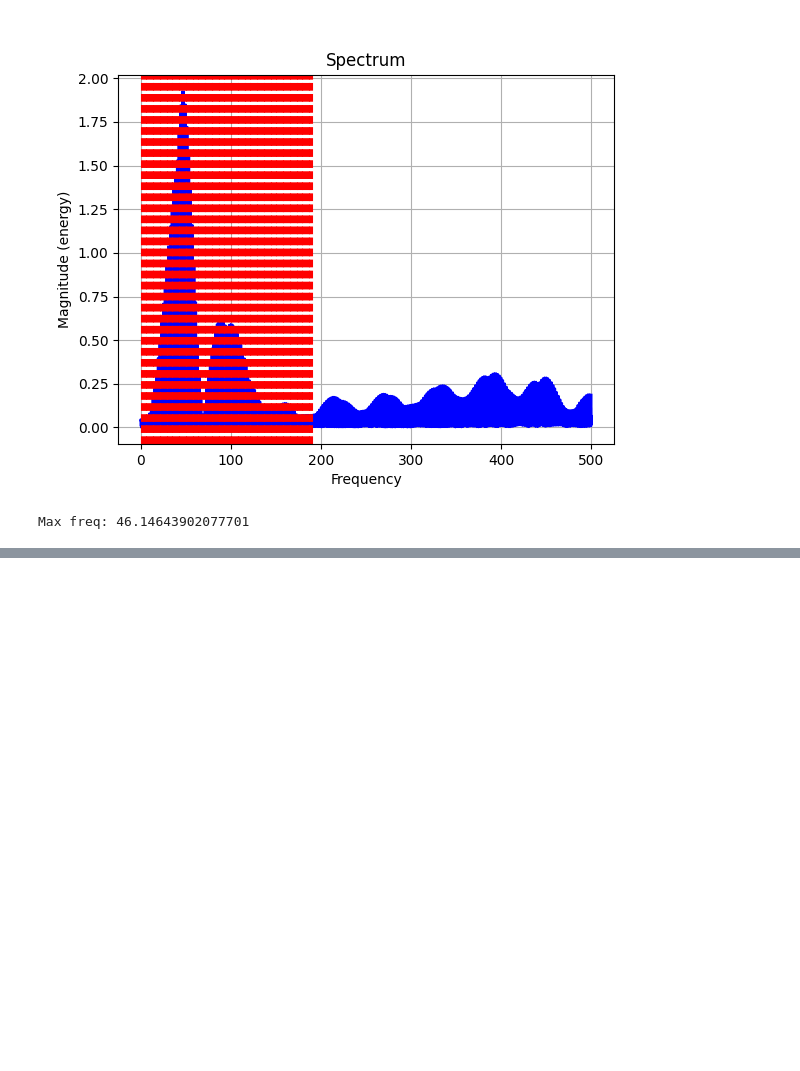
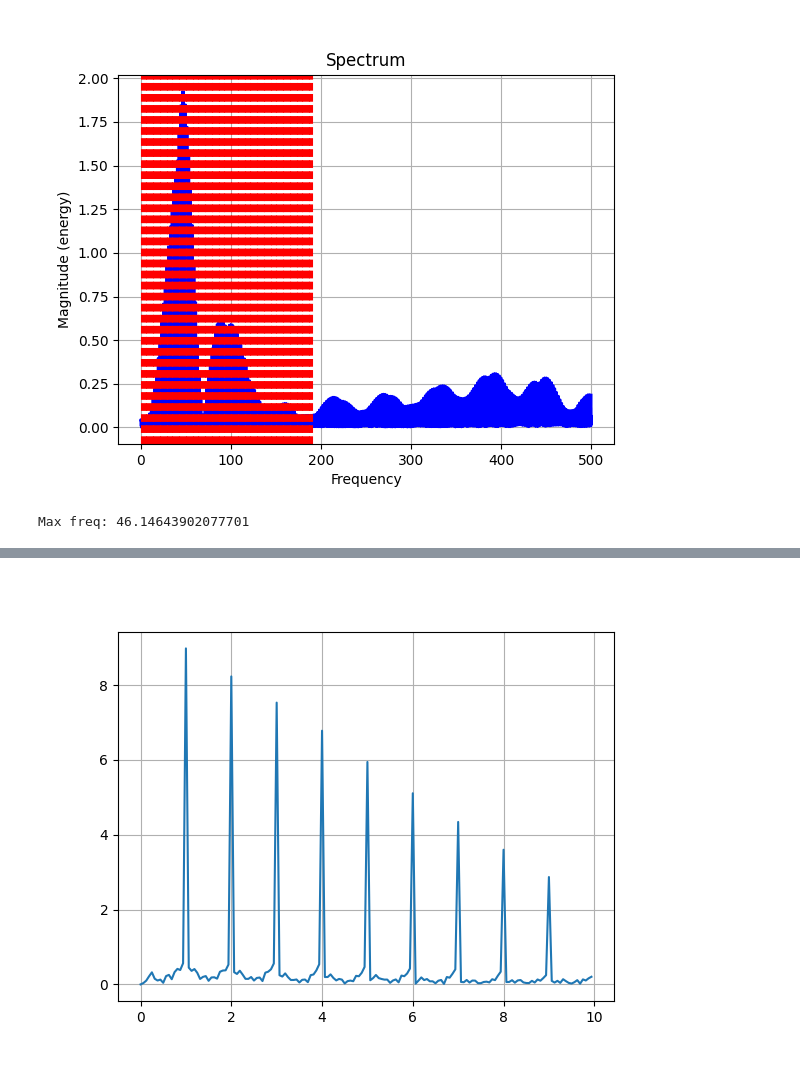
Before and after one commit to androdl96/FlatWheels, a Jupyter notebook: new_simulations.ipynb, the cells around one changed output, grey strips where cells are left out. Saved outputs shown, nothing was run; the diff lists cells and outputs as text; code cells hidden in the pictures; blank space fills up the shorter version.

```diff
--- a/new_simulations.ipynb
+++ b/new_simulations.ipynb
@@ -108,0 +157,10 @@ Max freq: 46.14643902077701
+# %%
+X_lambda = (1/N)*np.dot(G, Sx_env_analytic)
+# %%
+plt.close('all')
+%matplotlib widget
+
+plt.plot(λs,np.abs(X_lambda))
+plt.grid(True)
+# %% [output]
+[figure, added]
```
Also changed, not shown: parts of 7 cells of this notebook.
